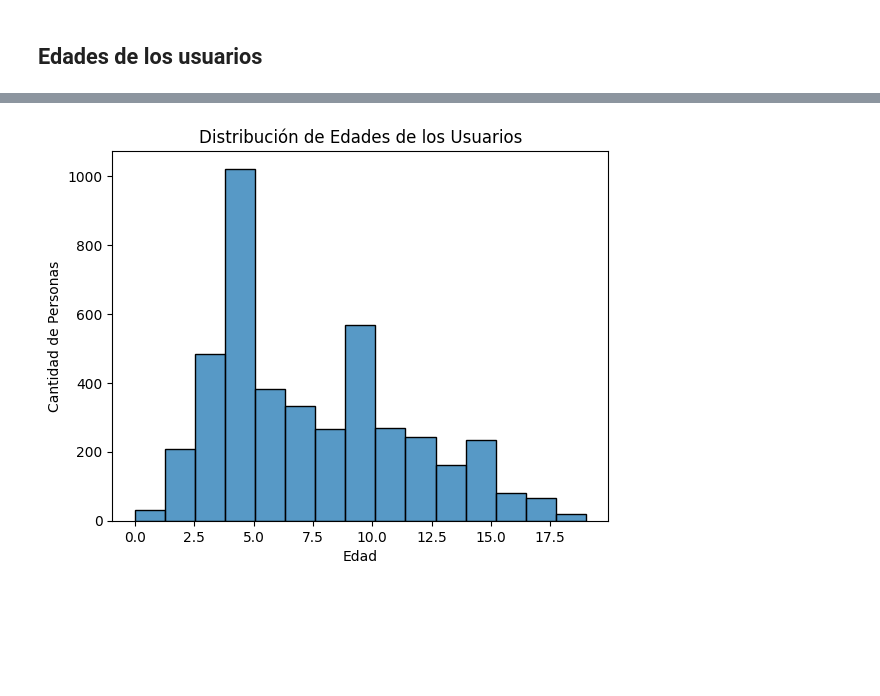
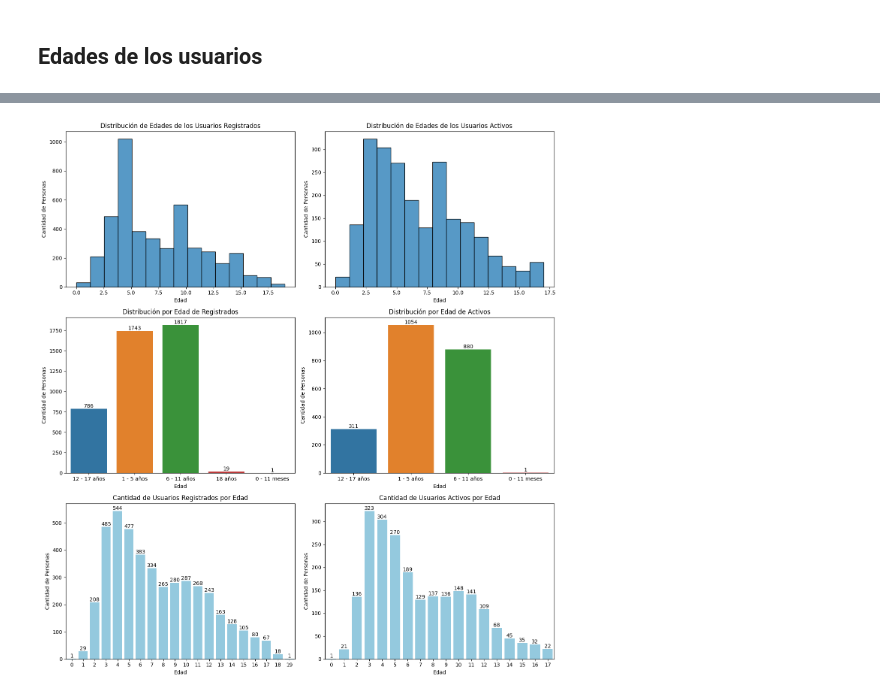
Before and after one commit to Amolihua/proyectos-peque-DS, a Jupyter notebook: Atendidos/EDA.ipynb, the cells around one changed output, grey strips where cells are left out. Drawn from its saved outputs; the diff is of its cells as text; code cells hidden in the pictures; blank space fills up the shorter version.

```diff
--- a/Atendidos/EDA.ipynb
+++ b/Atendidos/EDA.ipynb
@@ -160,0 +163,12 @@ unicos  = df12.drop_duplicates(subset=['COD_USU'])
+# %%
+conteo_discapacidad = unicos['EST_ACT'].replace({1: 'Activo', 2: 'Inactivo'}).value_counts().sort_index()
+
+ax = sns.barplot(x=conteo_discapacidad.index, y=conteo_discapacidad.values, color='skyblue')
+for container in ax.containers:
+    ax.bar_label(container)
+
+plt.title('Cantidad de Activos')
+plt.xlabel('¿Activo?')
+plt.ylabel('Cantidad de Personas')
+
+plt.show()
@@ -161,2 +179,4 @@ unicos  = df12.drop_duplicates(subset=['COD_USU'])
+# %%
+activos = unicos.query('EST_ACT == 1')
 # %%
 sexo_labels = unicos['SEX_USU'].replace({1: 'Hombre', 2: 'Mujer'})
@@ -220,34 +278,65 @@ P99: 17.00
 # %%
-sns.histplot(data=unicos, x='EDAD_USU', bins=15)
+fig, axes = plt.subplots(3, 2, figsize=(14, 15))
 
-plt.title('Distribución de Edades de los Usuarios')
-plt.xlabel('Edad')
-plt.ylabel('Cantidad de Personas')
-plt.show()
+# --- Histogramas ---
+
+sns.histplot(data=unicos, x='EDAD_USU', bins=15, ax=axes[0, 0])
+axes[0, 0].set_title('Distribución de Edades de los Usuarios Registrados')
+axes[0, 0].set_xlabel('Edad')
+axes[0, 0].set_ylabel('Cantidad de Personas')
+
+sns.histplot(data=activos, x='EDAD_USU', bins=15, ax=axes[0, 1])
+axes[0, 1].set_title('Distribución de Edades de los Usuarios Activos')
+axes[0, 1].set_xlabel('Edad')
+axes[0, 1].set_ylabel('Cantidad de Personas')
 
 
-edades_labels = unicos['GRU_ET'].replace({1: '0 - 11 meses', 2: '1 - 5 años', 3: '6 - 11 años', 4: '12 - 17 años', 5: '18 años'})
+# --- Countplots ---
 
-plot_edad= sns.countplot(x=edades_labels, hue= edades_labels)
+edades_labels_u = unicos['GRU_ET'].replace({1: '0 - 11 meses', 2: '1 - 5 años', 3: '6 - 11 años', 4: '12 - 17 años', 5: '18 años'})
+plot_edad_u = sns.countplot(x=edades_labels_u, hue=edades_labels_u, ax=axes[1, 0])
 
-for container in plot_edad.containers:
-    plot_edad.bar_label(container)
+for container in plot_edad_u.containers:
+    plot_edad_u.bar_label(container)
 
-plt.title('Distribución por Edad')
-plt.xlabel('Edad')
-plt.ylabel('Cantidad de Personas')
+axes[1, 0].set_title('Distribución por Edad de Registrados')
+axes[1, 0].set_xlabel('Edad')
+axes[1, 0].set_ylabel('Cantidad de Personas')
+
+edades_labels_a = activos['GRU_ET'].replace({1: '0 - 11 meses', 2: '1 - 5 años', 3: '6 - 11 años', 4: '12 - 17 años', 5: '18 años'})
+plot_edad_a = sns.countplot(x=edades_labels_a, hue=edades_labels_a, ax=axes[1, 1])
+
+for container in plot_edad_a.containers:
+    plot_edad_a.bar_label(container)
+
+axes[1, 1].set_title('Distribución por Edad de Activos')
+axes[1, 1].set_xlabel('Edad')
+axes[1, 1].set_ylabel('Cantidad de Personas')
+
+
+# --- Barplots ---
+
+conteo_edades_u = unicos['EDAD_USU'].value_counts().sort_index()
+ax_bar_u = sns.barplot(x=conteo_edades_u.index, y=conteo_edades_u.values, color='skyblue', ax=axes[2, 0])
+
+for container in ax_bar_u.containers:
+    ax_bar_u.bar_label(container)
+
+axes[2, 0].set_title('Cantidad de Usuarios Registrados por Edad')
+axes[2, 0].set_xlabel('Edad')
+axes[2, 0].set_ylabel('Cantidad de Personas')
+
+conteo_edades_a = activos['EDAD_USU'].value_counts().sort_index()
+ax_bar_a = sns.barplot(x=conteo_edades_a.index, y=conteo_edades_a.values, color='skyblue', ax=axes[2, 1])
+
+for container in ax_bar_a.containers:
+    ax_bar_a.bar_label(container)
+
+axes[2, 1].set_title('Cantidad de Usuarios Activos por Edad')
+axes[2, 1].set_xlabel('Edad')
+axes[2, 1].set_ylabel('Cantidad de Personas')
+
+plt.tight_layout()
 plt.show()
-
-conteo_edades = unicos['EDAD_USU'].value_counts().sort_index()
-
-ax = sns.barplot(x=conteo_edades.index, y=conteo_edades.values, color='skyblue')
-for container in ax.containers:
-    ax.bar_label(container)
-
-plt.title('Cantidad de Usuarios por Edad')
-plt.xlabel('Edad')
-plt.ylabel('Cantidad de Personas')
-
-plt.show()
 # %% [output]
-[figure, old version]
+[figure, new version]
```
Also changed, not shown: parts of 12 cells of this notebook.
